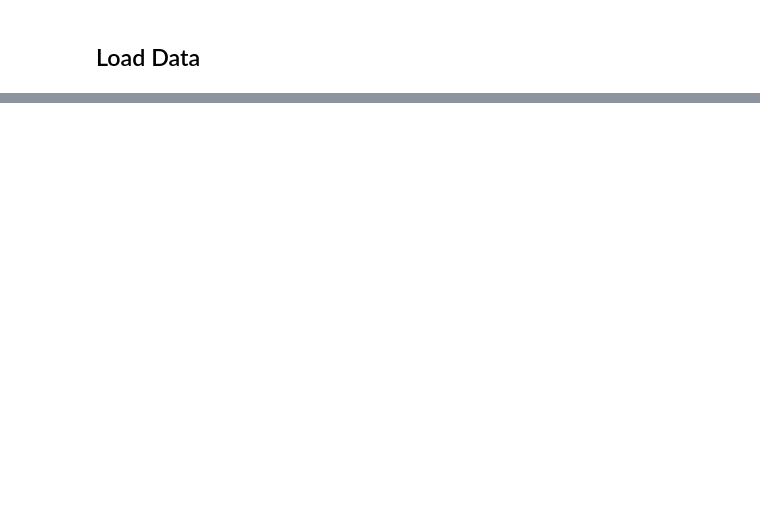
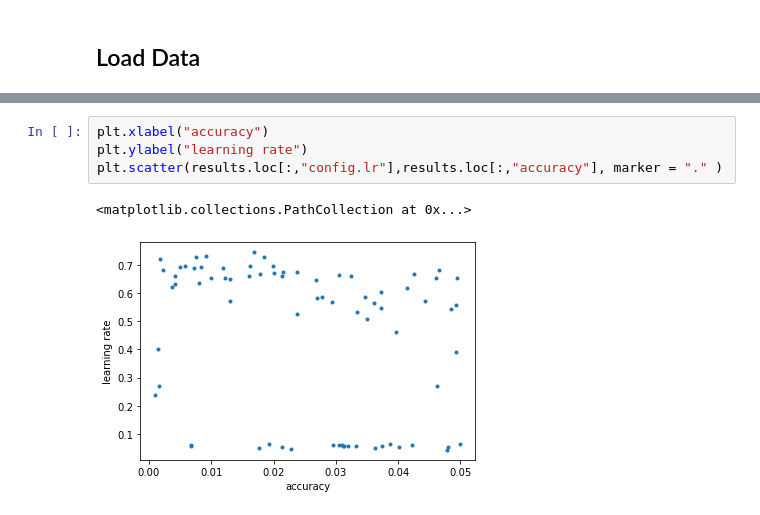
Before and after one commit to indylab/Circuit-Synthesis, a Jupyter notebook: visualize_experiments.ipynb, the cells around one changed output, grey strips where cells are left out. Drawn from its saved outputs; the diff is of its cells as text; blank space fills up the shorter version.

```diff
--- a/visualize_experiments.ipynb
+++ b/visualize_experiments.ipynb
@@ -98,0 +117,7 @@ plt.scatter(results.loc[:,"config.bs"],results.loc[:,"acc"], marker = "." )
+# %%
+plt.xlabel("accuracy")
+plt.ylabel("learning rate")
+plt.scatter(results.loc[:,"config.lr"],results.loc[:,"accuracy"], marker = "." )
+# %% [output]
+<matplotlib.collections.PathCollection at 0x...>
+[figure, added]
```
Also changed, not shown: parts of 12 cells of this notebook, 5 other files.
